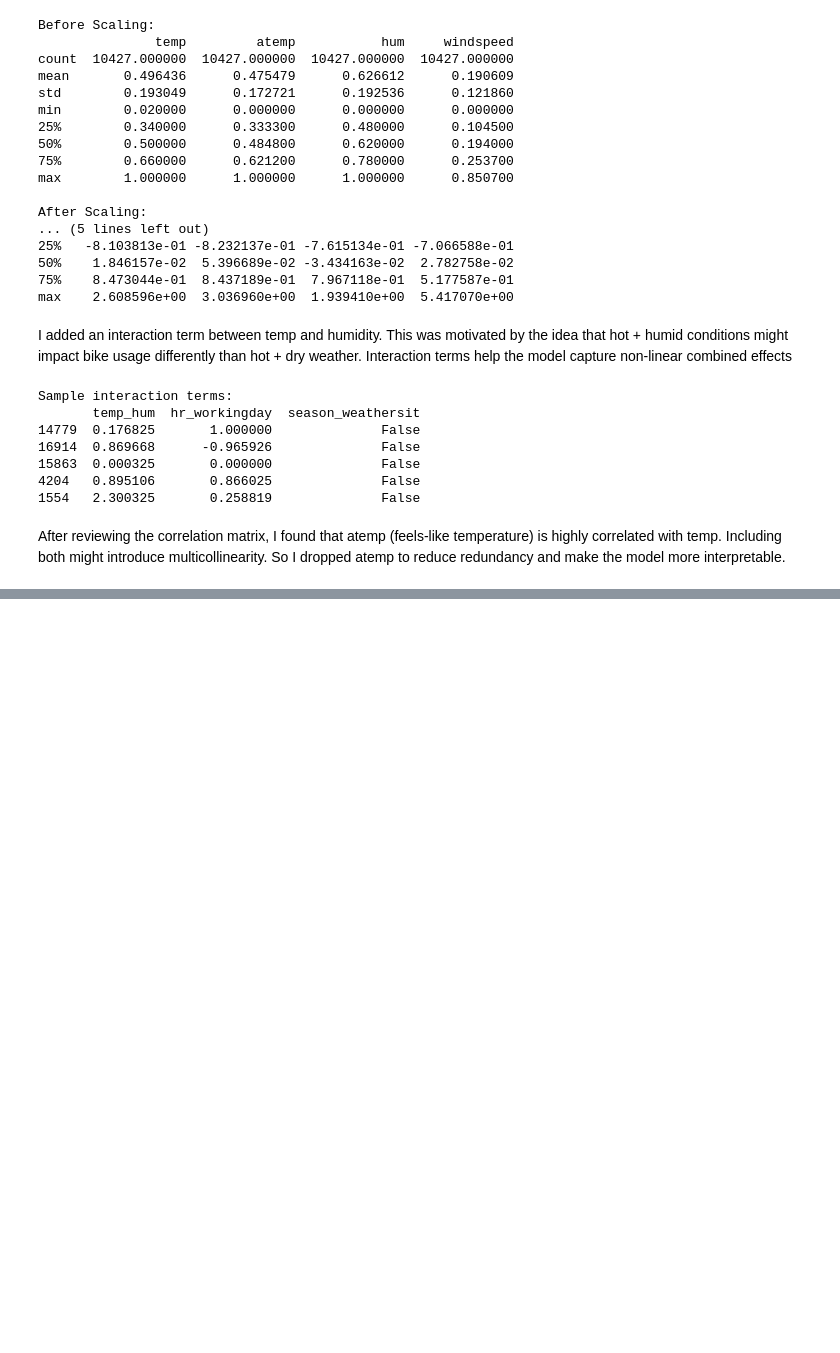
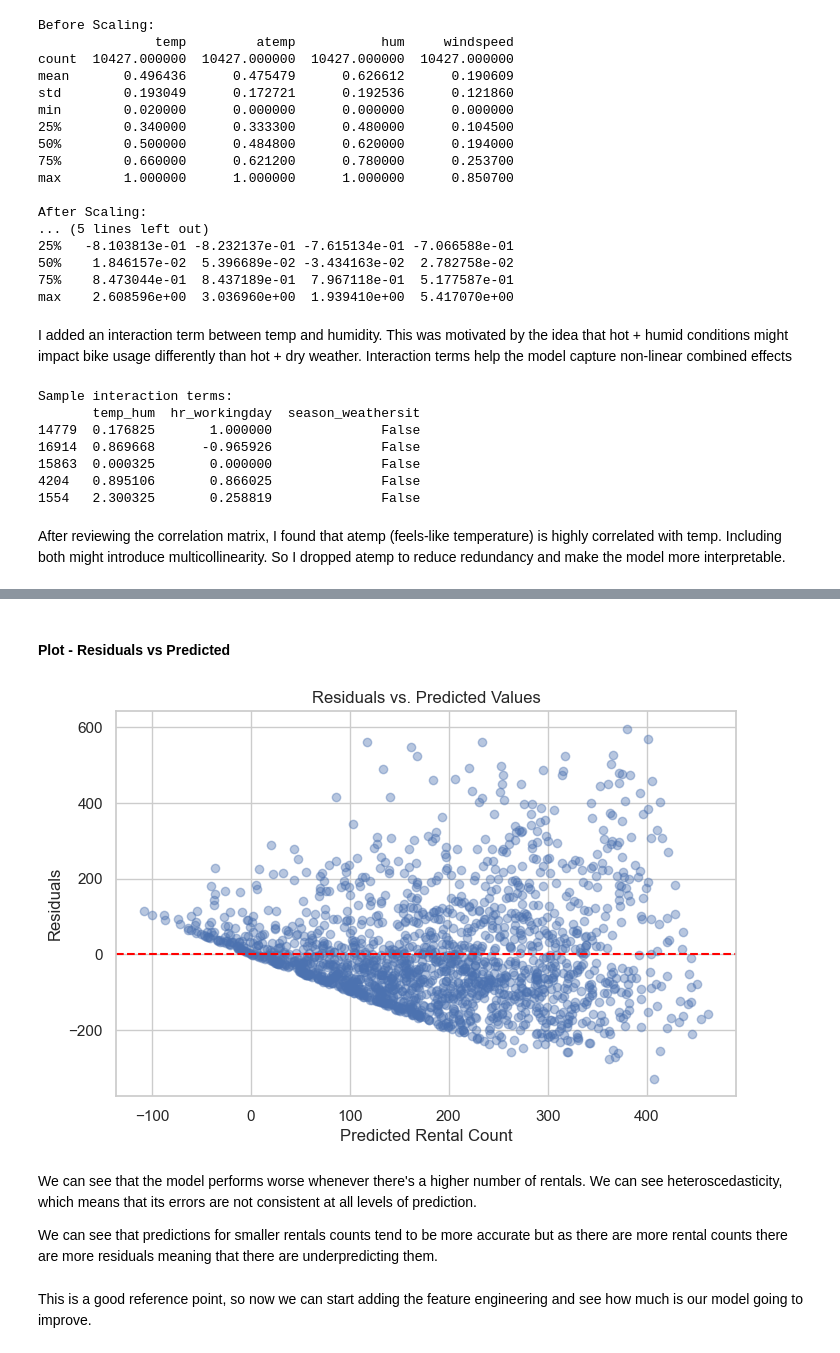
Before and after one commit to sofiagzzloz/ML-fundamentals-2025, a Jupyter notebook: assignmentII/assignment_2_sofia_gonzalez.ipynb, the cells around one changed output, grey strips where cells are left out. Saved outputs shown, nothing was run; the diff lists cells and outputs as text; code cells hidden in the pictures; blank space fills up the shorter version.

```diff
--- a/assignmentII/assignment_2_sofia_gonzalez.ipynb
+++ b/assignmentII/assignment_2_sofia_gonzalez.ipynb
@@ -302,0 +396,20 @@ X_test.drop(columns=['atemp'], inplace=True)
+# %% [markdown]
+#### Plot - Residuals vs Predicted
+# %%
+# Residuals vs. predicted
+plt.figure(figsize=(8, 5))
+plt.scatter(y_val_pred_b, residuals, alpha=0.4)
+plt.axhline(0, color='red', linestyle='--')
+plt.title("Residuals vs. Predicted Values")
+plt.xlabel("Predicted Rental Count")
+plt.ylabel("Residuals")
+plt.grid(True)
+plt.show()
+# %% [output]
+[figure, added]
+# %% [markdown]
+We can see that the model performs worse whenever there's a higher number of rentals. We can see heteroscedasticity, which means that its errors are not consistent at all levels of prediction.
+
+We can see that predictions for smaller rentals counts tend to be more accurate but as there are more rental counts there are more residuals meaning that there are underpredicting them.
+# %% [markdown]
+This is a good reference point, so now we can start adding the feature engineering and see how much is our model going to improve.
```
Also changed, not shown: parts of 11 cells of this notebook.
